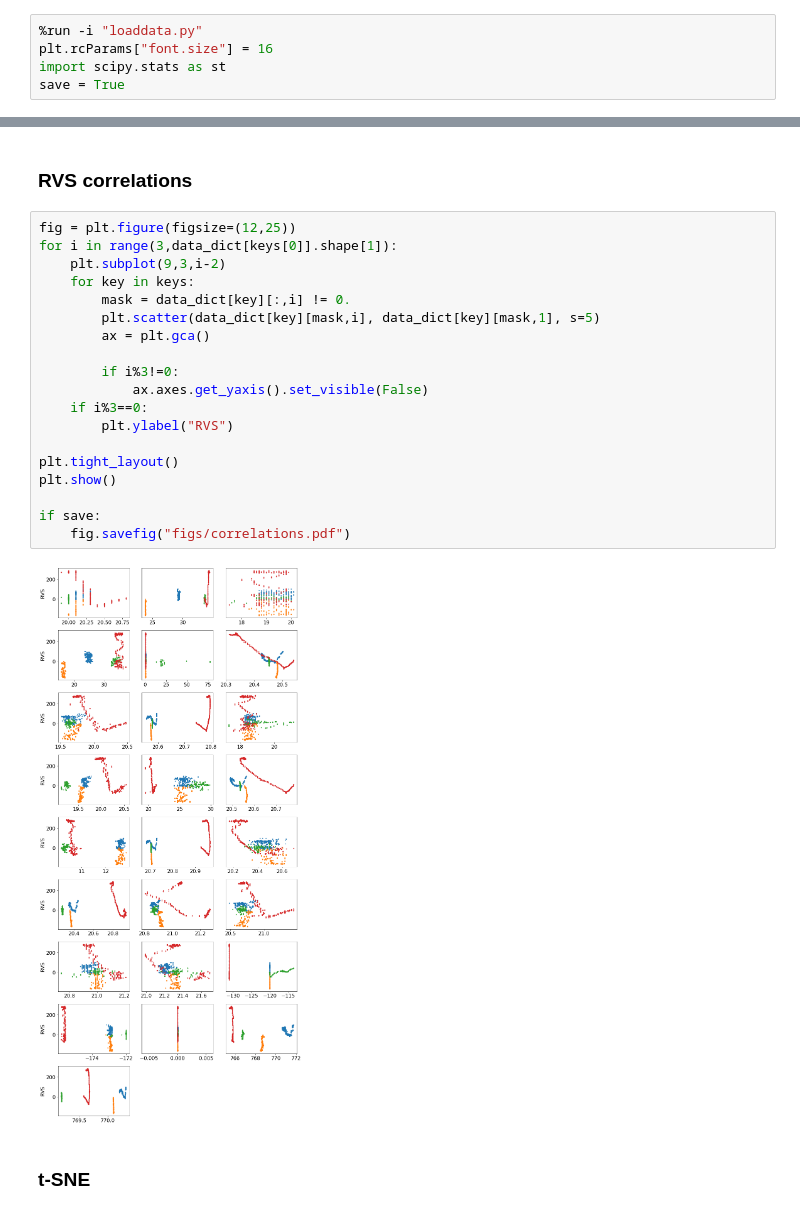
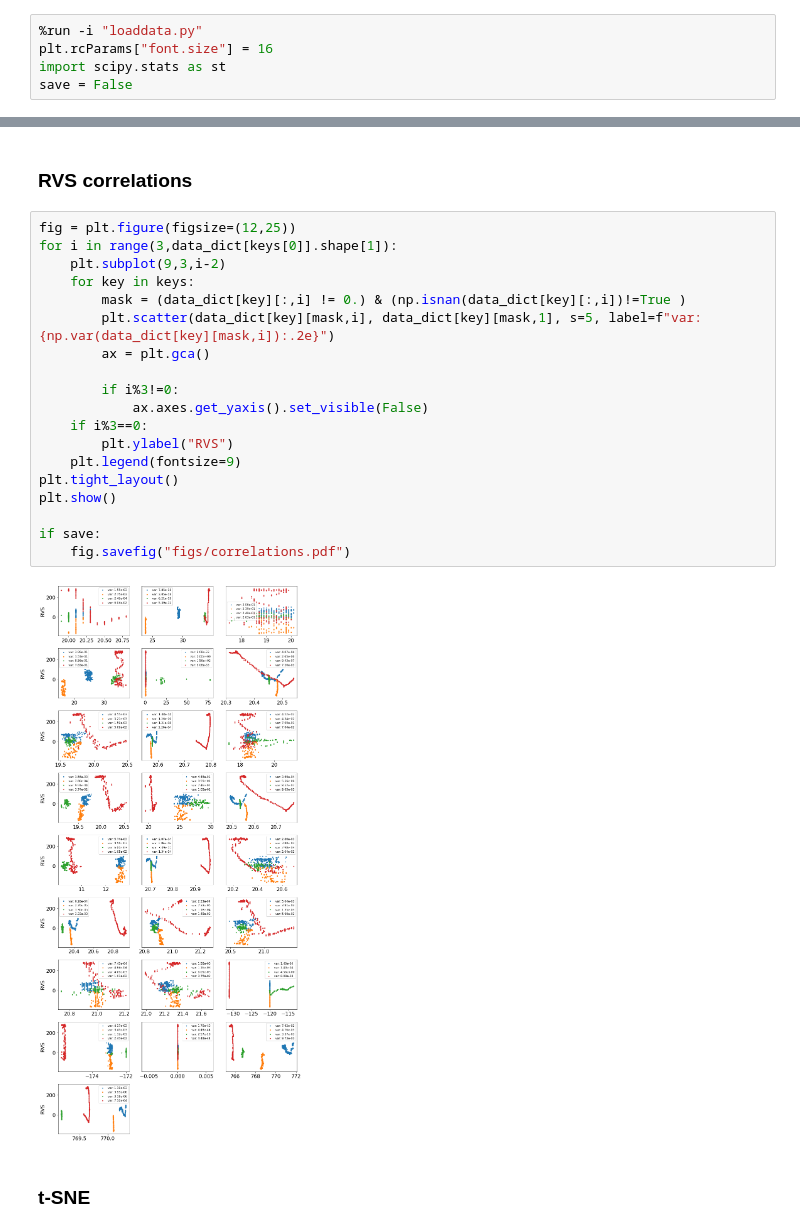
Before and after one commit to svejlgaard/finalproject, a Jupyter notebook: Visualization.ipynb, the cells around one changed output, grey strips where cells are left out. Drawn from its saved outputs; the diff is of its cells as text.

```diff
--- a/Visualization.ipynb
+++ b/Visualization.ipynb
@@ -2,7 +2,7 @@
 %run -i "loaddata.py"
 plt.rcParams["font.size"] = 16
 import scipy.stats as st
-save = True
+save = False
 # %% [output]
 What is your name? [Simone/Jonathan/Marcus/Runi]Jonathan
 # %% [markdown]
@@ -54,24 +54,24 @@ if save:
 # %%
 fig = plt.figure(figsize=(12,25))
 for i in range(3,data_dict[keys[0]].shape[1]):
     plt.subplot(9,3,i-2)
     for key in keys:
-        mask = data_dict[key][:,i] != 0.
-        plt.scatter(data_dict[key][mask,i], data_dict[key][mask,1], s=5)
+        mask = (data_dict[key][:,i] != 0.) & (np.isnan(data_dict[key][:,i])!=True )
+        plt.scatter(data_dict[key][mask,i], data_dict[key][mask,1], s=5, label=f"var: {np.var(data_dict[key][mask,i]):.2e}")
         ax = plt.gca()
 
         if i%3!=0:
             ax.axes.get_yaxis().set_visible(False)
     if i%3==0:
         plt.ylabel("RVS")
-
+    plt.legend(fontsize=9)
 plt.tight_layout()
 plt.show()
 
 if save:
     fig.savefig("figs/correlations.pdf")
 # %% [output]
-[figure, old version]
+[figure, new version]
 # %% [markdown]
 ### t-SNE
 # %%
```
Also changed, not shown: 4 other files.
